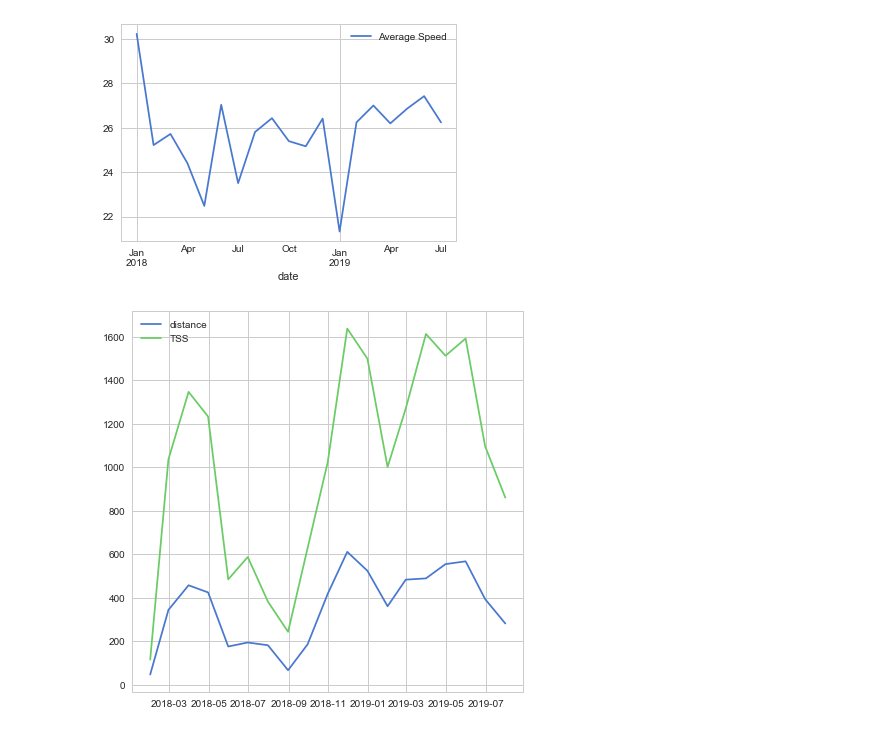
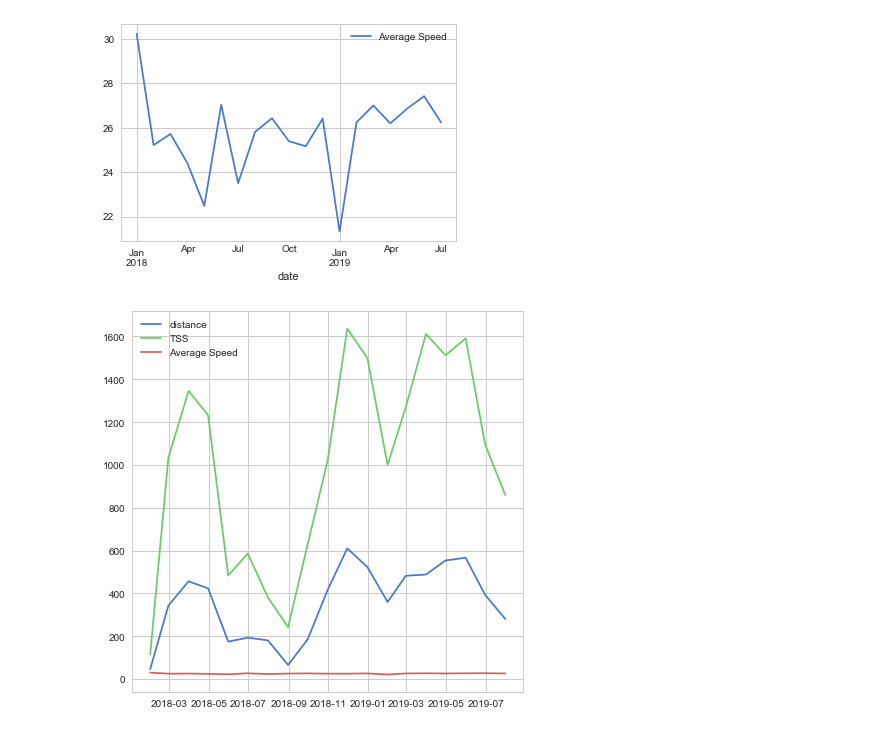
Before and after one commit to arianaroz/comp257-portfolio-2019, a Jupyter notebook: Portfolio 1.ipynb, the cells around one changed output. Cells and saved outputs as stored; diff of their text form; code cells hidden in the pictures.

Commit message:
new graphs

```diff
--- a/Portfolio 1.ipynb
+++ b/Portfolio 1.ipynb
@@ -211,7 +211,7 @@ new_df['elevation_gain'] = new_df['elevation_gain'].astype(str).str.replace("m",
 
 variables = new_df[['distance','moving_time','Average Speed','average_heartrate', 'Average Power', 'elevation_gain','NP', 'TSS']]
 # %%
-sns.set(style="whitegrid", palette="muted")
+sns.set(style="white", palette="muted")
 
 sns.pairplot(variables, diag_kind = 'kde')
 # %% [output]
@@ -339,8 +340,8 @@ monthly.head()
 | 2018-05-31 | 608.7 | 50.0 | 823.7 | 174.9 | 570 | 1261.0 | 54 | ... |
 5 rows × 367 columns
 # %%
-mon = new_df.resample('M', on='date').mean()
-mon['Average Speed']
+speed = new_df.resample('M', on='date').mean()
+speed['Average Speed']
 # %% [output]
 date
 2018-01-31    30.230700
@@ -372,10 +393,11 @@ plt.show()
 # %%
 plt.figure(figsize=(7,7))
 
 plt.plot(monthly.index, monthly['distance'], label='distance')
 plt.plot(monthly.index, monthly['TSS'], label='TSS')
+plt.plot(speed.index, speed['Average Speed'], label='Average Speed')
 
 plt.legend(loc='upper left')
 plt.show()
 # %% [output]
-[figure, old version]
+[figure, new version]
```
Also changed, not shown: parts of 13 cells of this notebook.
